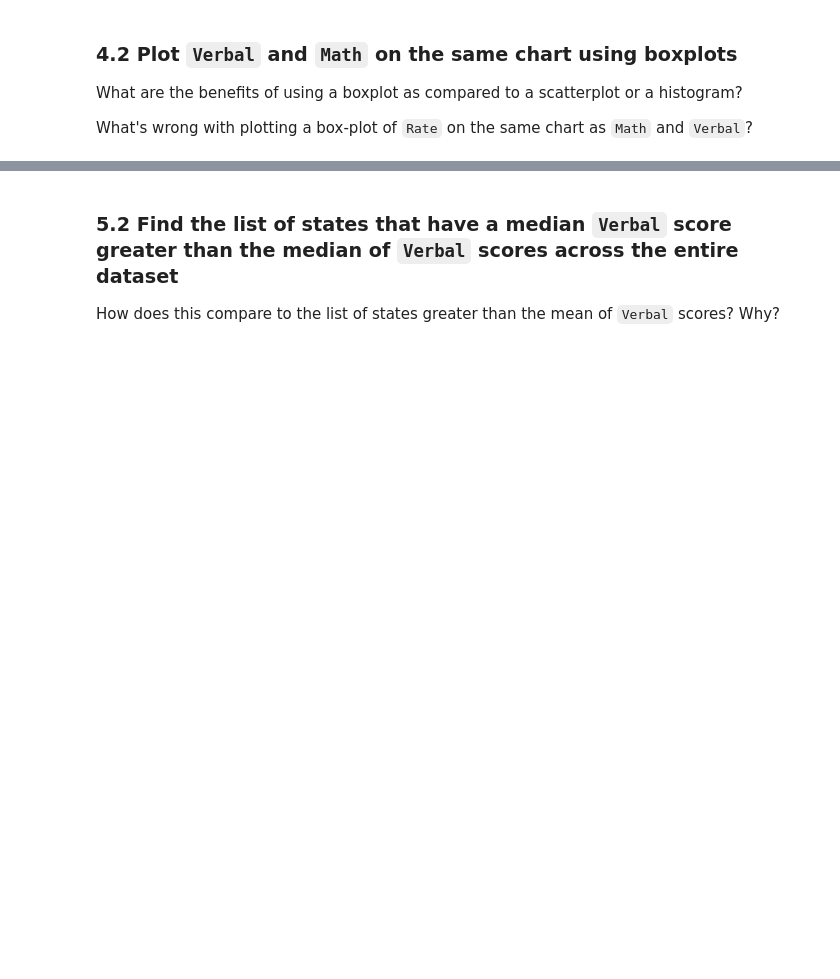
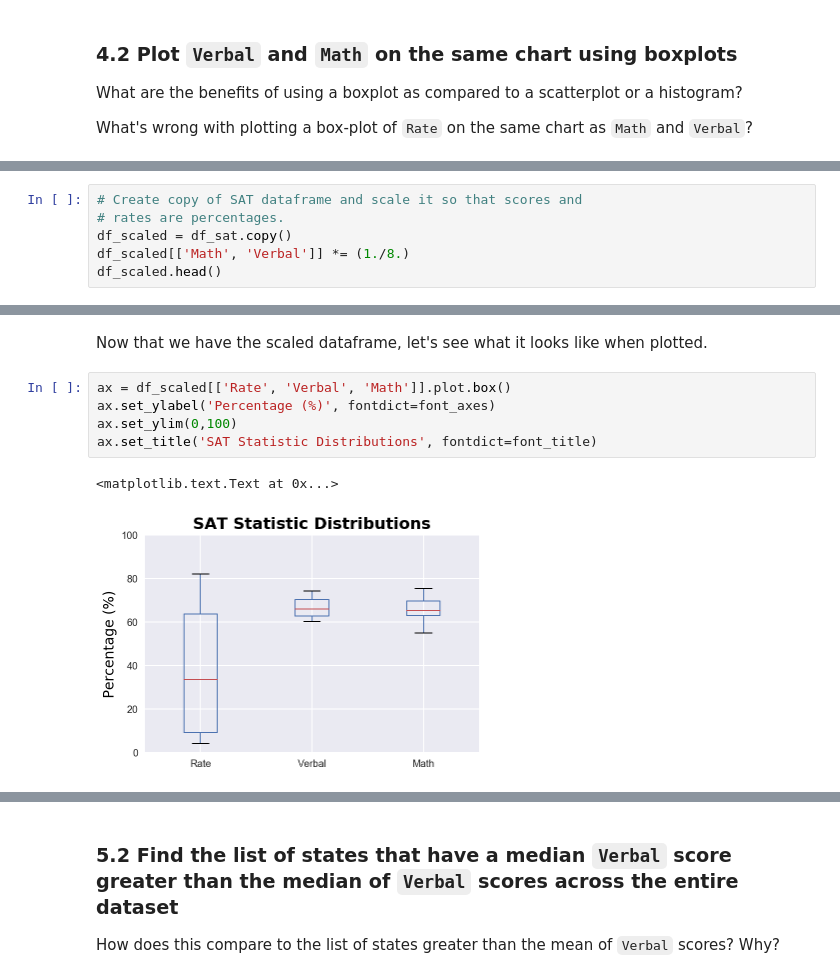
Before and after one commit to t-brewer/sats_and_drugs, a Jupyter notebook: project-02-v2-starter-code.ipynb, the cells around one changed output, grey strips where cells are left out. Drawn from its saved outputs; the diff is of its cells as text; blank space fills up the shorter version.

```diff
--- a/project-02-v2-starter-code.ipynb
+++ b/project-02-v2-starter-code.ipynb
@@ -403,0 +456,6 @@ Think about how you might change the variables so that they would make sense on
+# %%
+# Create copy of SAT dataframe and scale it so that scores and
+# rates are percentages.
+df_scaled = df_sat.copy()
+df_scaled[['Math', 'Verbal']] *= (1./8.)
+df_scaled.head()
@@ -403,0 +469,10 @@ Think about how you might change the variables so that they would make sense on
+# %% [markdown]
+Now that we have the scaled dataframe, let's see what it looks like when plotted.
+# %%
+ax = df_scaled[['Rate', 'Verbal', 'Math']].plot.box()
+ax.set_ylabel('Percentage (%)', fontdict=font_axes)
+ax.set_ylim(0,100)
+ax.set_title('SAT Statistic Distributions', fontdict=font_title)
+# %% [output]
+<matplotlib.text.Text at 0x...>
+[figure, added]
```
Also changed, not shown: parts of 23 cells of this notebook.
